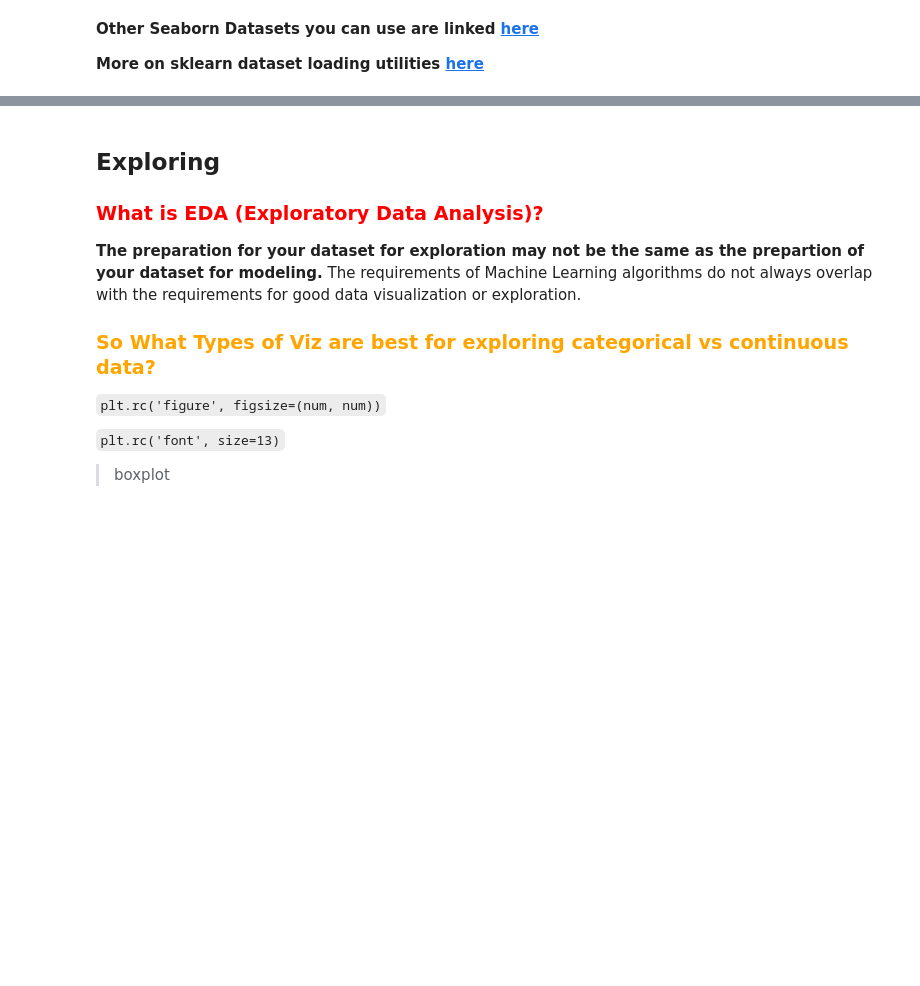
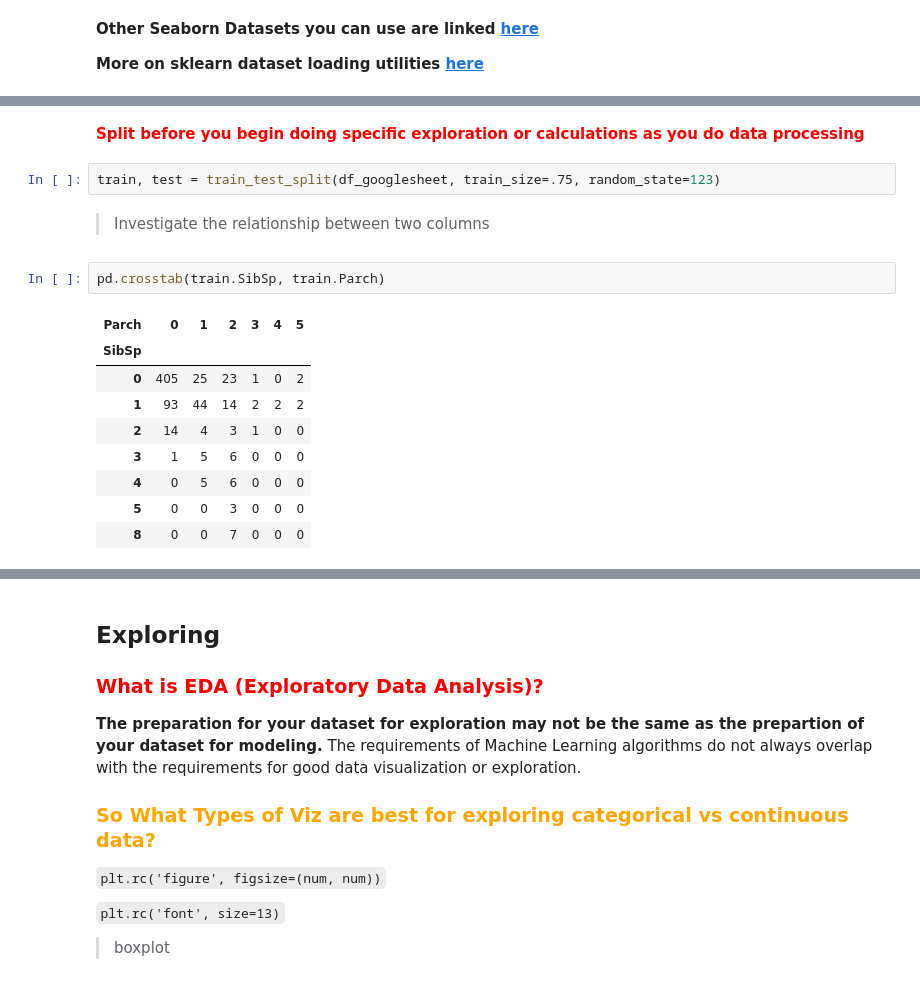
Before and after one commit to faithkane3/ds-methodologies-exercises, a Jupyter notebook: classification/classification_review.ipynb, the cells around one changed output, grey strips where cells are left out. Drawn from its saved outputs; the diff is of its cells as text; blank space fills up the shorter version.

```diff
--- a/classification/classification_review.ipynb
+++ b/classification/classification_review.ipynb
@@ -266,0 +246,18 @@ One-hot Encoding is when we create a new column of 0s and 1s to represent the un
+# %% [markdown]
+**<font color=red>Split before you begin doing specific exploration or calculations as you do data processing</font>**
+# %%
+train, test = train_test_split(df_googlesheet, train_size=.75, random_state=123)
+# %% [markdown]
+>Investigate the relationship between two columns
+# %%
+pd.crosstab(train.SibSp, train.Parch)
+# %% [output]
+| Parch | 0 | 1 | 2 | 3 | 4 | 5 |
+| SibSp |  |  |  |  |  |  |
+| 0 | 405 | 25 | 23 | 1 | 0 | 2 |
+| 1 | 93 | 44 | 14 | 2 | 2 | 2 |
+| 2 | 14 | 4 | 3 | 1 | 0 | 0 |
+| 3 | 1 | 5 | 6 | 0 | 0 | 0 |
+| 4 | 0 | 5 | 6 | 0 | 0 | 0 |
+| 5 | 0 | 0 | 3 | 0 | 0 | 0 |
+| 8 | 0 | 0 | 7 | 0 | 0 | 0 |
```
Also changed, not shown: parts of 17 cells of this notebook.
